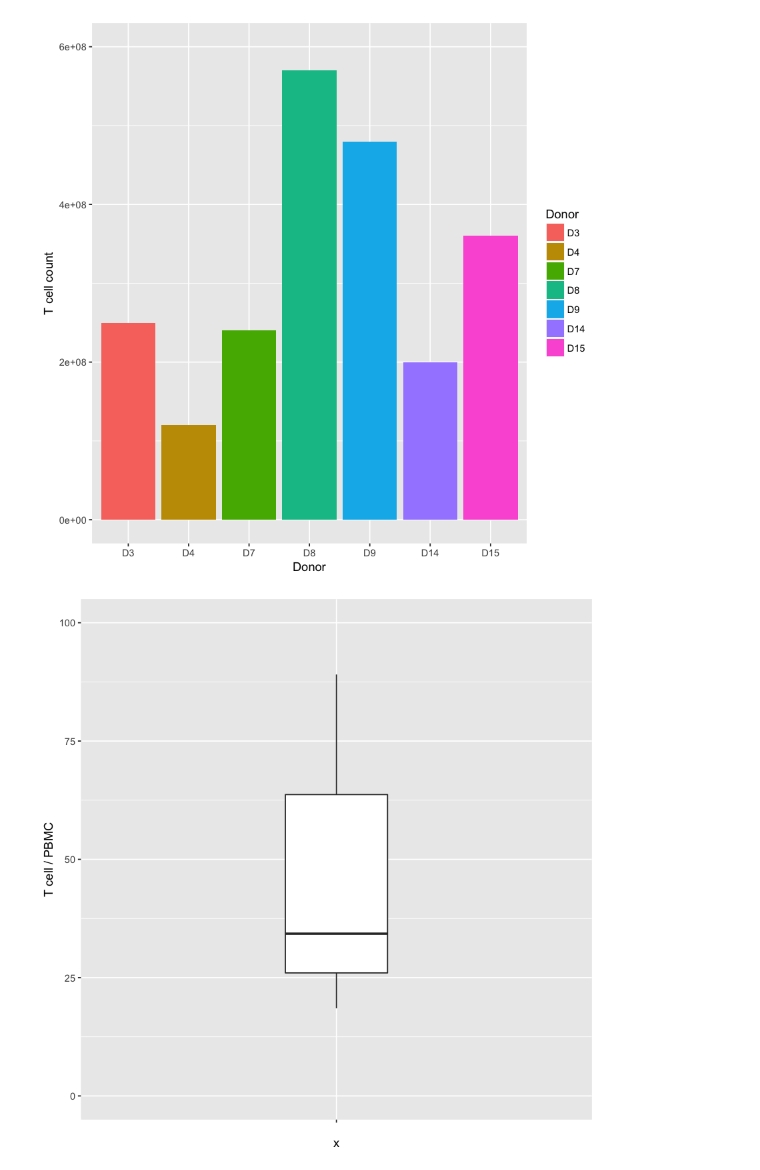
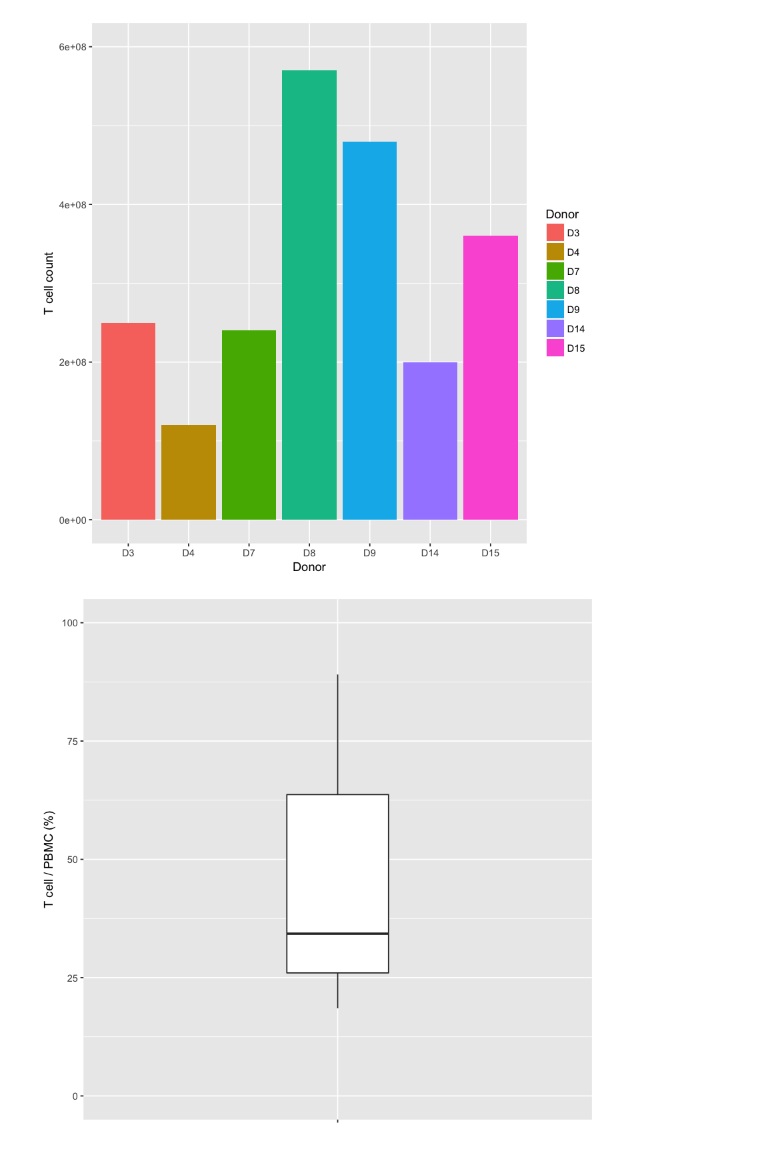
Before and after one commit to hammerlab/t-cell-guide, a Jupyter notebook: analyses/buffy-pbmc-tcell/Buffy - PBMC - T cell counts.ipynb, the cells around one changed output. Saved outputs shown, nothing was run; the diff lists cells and outputs as text; code cells hidden in the pictures.

Commit message:
minor update to the PBMC figure

```diff
--- a/analyses/buffy-pbmc-tcell/Buffy - PBMC - T cell counts.ipynb
+++ b/analyses/buffy-pbmc-tcell/Buffy - PBMC - T cell counts.ipynb
@@ -58,9 +69,10 @@ donor_counts %>%
 # %%
 donor_counts %>%
     mutate(`T cell / PBMC`=`T cell count`/`PBMC count`*100) %>%
     ggplot(aes(y=`T cell / PBMC`, x="")) +
         geom_boxplot(width=.2) +
         ylim(0, 100) +
-        tl
+        ylab('T cell / PBMC (%)') +
+        xlab('')
 # %% [output]
-[figure, old version]
+[figure, new version]
```
Also changed, not shown: parts of 1 cell of this notebook.
